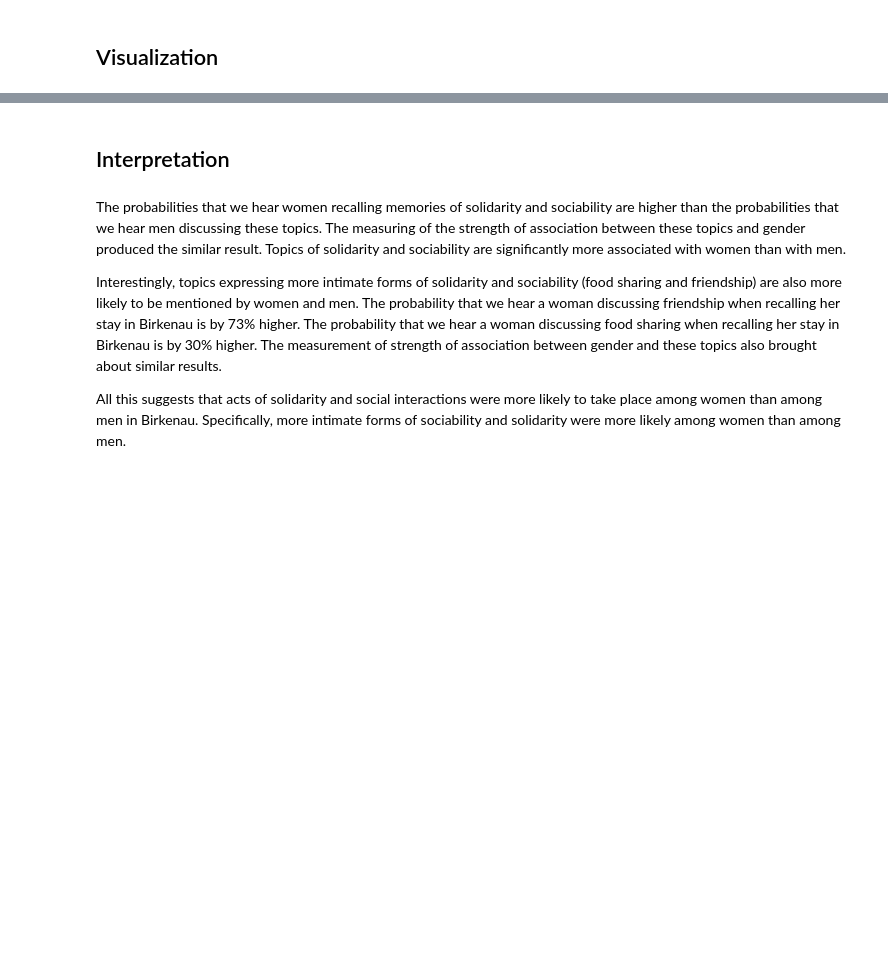
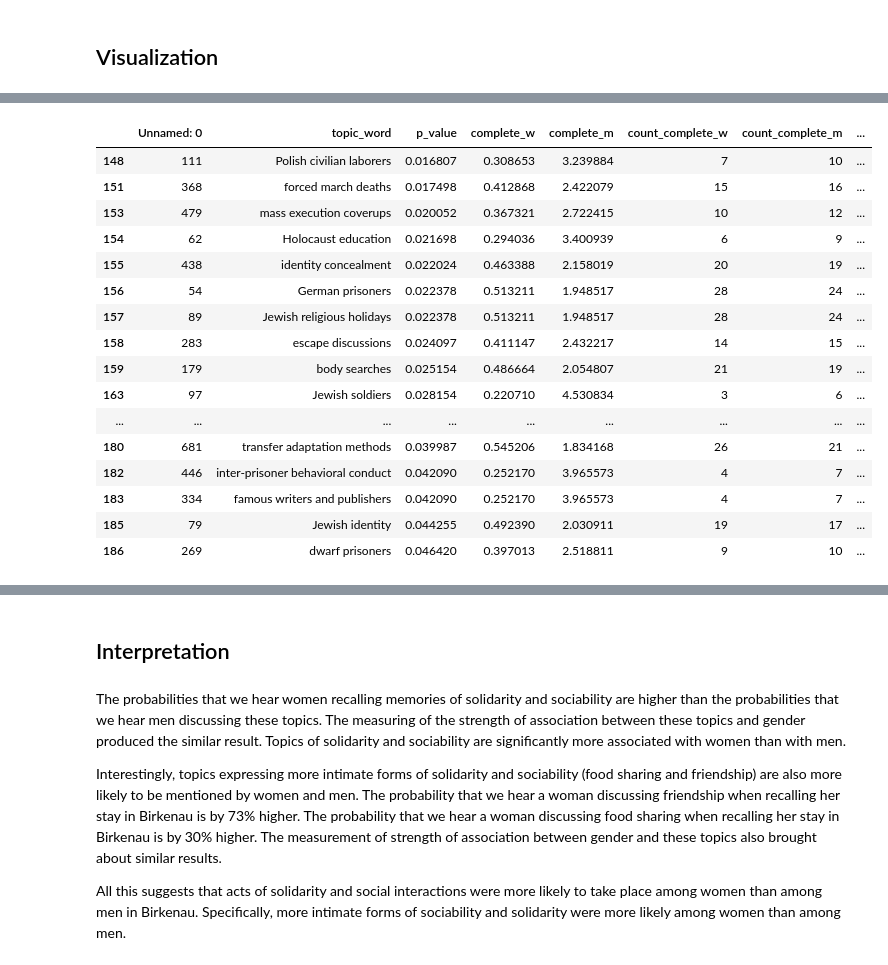
Before and after one commit to toth12/vha_auschwitz_report, a Jupyter notebook: notebooks/2_Significance_Sociability_Solidarity_Women_Men.ipynb, the cells around one changed output, grey strips where cells are left out. Drawn from its saved outputs; the diff is of its cells as text; code cells hidden in the pictures; blank space fills up the shorter version.

```diff
--- a/notebooks/2_Significance_Sociability_Solidarity_Women_Men.ipynb
+++ b/notebooks/2_Significance_Sociability_Solidarity_Women_Men.ipynb
@@ -376,2 +415,22 @@ plt.savefig("Figure_2.png")
+# %%
+df_fisher_expanded[(df_fisher_expanded.complete_m>1)&(df_fisher_expanded.p_value<0.05)][75:150]
+# %% [output]
+|  | Unnamed: 0 | topic_word | p_value | complete_w | complete_m | count_complete_w | count_complete_m | ... |
+| 148 | 111 | Polish civilian laborers | 0.016807 | 0.308653 | 3.239884 | 7 | 10 | ... |
+| 151 | 368 | forced march deaths | 0.017498 | 0.412868 | 2.422079 | 15 | 16 | ... |
+| 153 | 479 | mass execution coverups | 0.020052 | 0.367321 | 2.722415 | 10 | 12 | ... |
+| 154 | 62 | Holocaust education | 0.021698 | 0.294036 | 3.400939 | 6 | 9 | ... |
+| 155 | 438 | identity concealment | 0.022024 | 0.463388 | 2.158019 | 20 | 19 | ... |
+| 156 | 54 | German prisoners | 0.022378 | 0.513211 | 1.948517 | 28 | 24 | ... |
+| 157 | 89 | Jewish religious holidays | 0.022378 | 0.513211 | 1.948517 | 28 | 24 | ... |
+| 158 | 283 | escape discussions | 0.024097 | 0.411147 | 2.432217 | 14 | 15 | ... |
+| 159 | 179 | body searches | 0.025154 | 0.486664 | 2.054807 | 21 | 19 | ... |
+| 163 | 97 | Jewish soldiers | 0.028154 | 0.220710 | 4.530834 | 3 | 6 | ... |
+| ... | ... | ... | ... | ... | ... | ... | ... | ... |
+| 180 | 681 | transfer adaptation methods | 0.039987 | 0.545206 | 1.834168 | 26 | 21 | ... |
+| 182 | 446 | inter-prisoner behavioral conduct | 0.042090 | 0.252170 | 3.965573 | 4 | 7 | ... |
+| 183 | 334 | famous writers and publishers | 0.042090 | 0.252170 | 3.965573 | 4 | 7 | ... |
+| 185 | 79 | Jewish identity | 0.044255 | 0.492390 | 2.030911 | 19 | 17 | ... |
+| 186 | 269 | dwarf prisoners | 0.046420 | 0.397013 | 2.518811 | 9 | 10 | ... |
 # %%
 #relevant_terms = ["black market activities","covert economic activities","bribery","smuggling","resistance activities","hangings","covert activities"]
```
Also changed, not shown: parts of 24 cells of this notebook, 20 other files.
